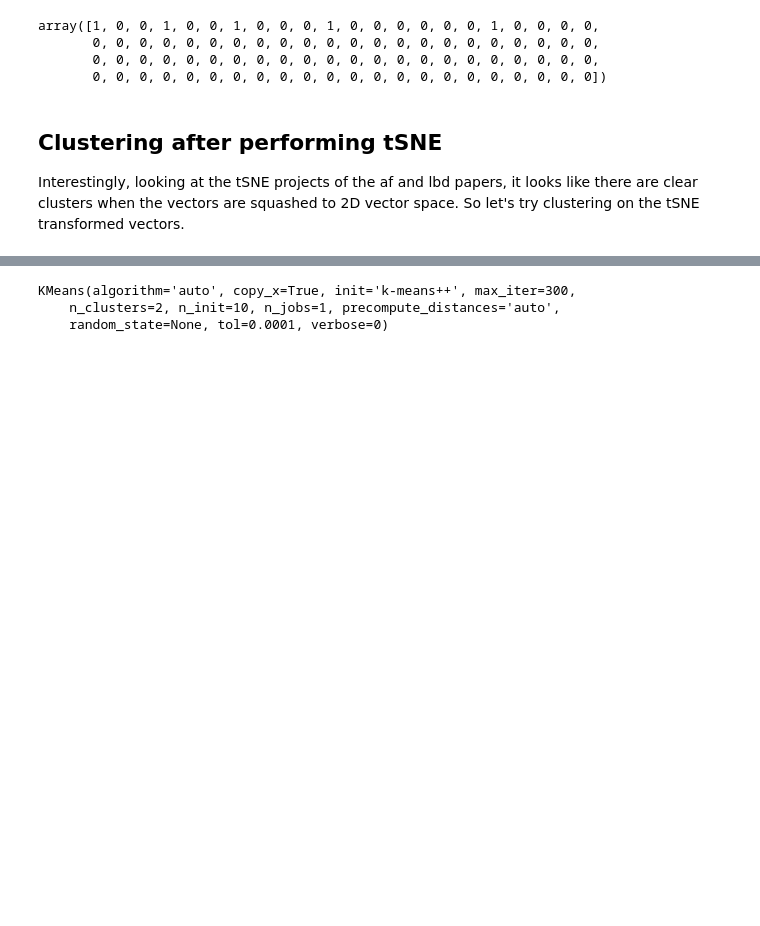
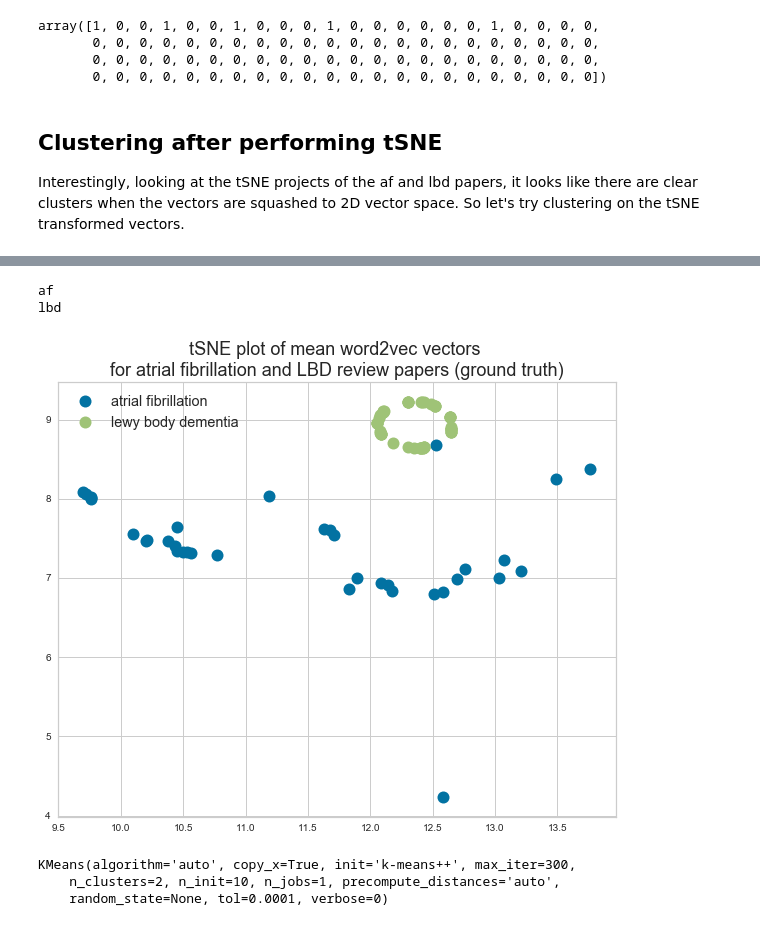
Before and after one commit to jl56923/Extractive-summarization-of-Pubmed, a Jupyter notebook: notebooks/4_Clustering.ipynb, the cells around one changed output, grey strips where cells are left out. Drawn from its saved outputs; the diff is of its cells as text; code cells hidden in the pictures; blank space fills up the shorter version.

```diff
--- a/notebooks/4_Clustering.ipynb
+++ b/notebooks/4_Clustering.ipynb
@@ -135,0 +142,4 @@ af_lbd_tsne = tsne.fit_transform(af_lbd_vectors_df)
+# %%
+af_lbd_tsne_clustering_labels['kmeans_labels'] = kmeans.labels_
+af_lbd_tsne_clustering_labels['dbscan_labels'] = db.labels_
+af_lbd_tsne_clustering_labels['ag_labels'] = ag_cluster.labels_
@@ -135,0 +148,4 @@ af_lbd_tsne = tsne.fit_transform(af_lbd_vectors_df)
+# %%
+af_lbd_tsne_clustering_labels = af_lbd_tsne_clustering_labels.rename(columns={0:'x', 1:'y'})
+
+af_lbd_tsne_clustering_labels.head()
@@ -136,3 +159,34 @@ af_lbd_tsne = tsne.fit_transform(af_lbd_vectors_df)
+# %%
+plt.rcParams['figure.figsize'] = [10.0, 8.0]
+plt.rcParams['font.size'] = 12
+plt.rcParams['legend.fontsize'] = 'large'
+plt.rcParams['axes.titlesize'] = 18
+plt.rcParams['figure.titlesize'] = 'medium'
+plt.rcParams['savefig.dpi'] = 100
+# %%
+groups = af_lbd_tsne_clustering_labels.groupby('disease')
+# %%
+# Plot
+fig, ax = plt.subplots()
+ax.margins(0.05) # Optional, just adds 5% padding to the autoscaling
+
+disease_dict = {'af':'atrial fibrillation', 'lbd':'lewy body dementia'}
+legend_dict = {0: 'atrial fibrillation', 1: 'lewy body dementia'}
+
+for name, group in groups:
+    print(name)
+    ax.plot(group.y, group.x, marker='o', linestyle='', ms=12, label=disease_dict[name])
+ax.legend()
+plt.title("tSNE plot of mean word2vec vectors \nfor atrial fibrillation and LBD review papers (ground truth)", )
+
+fig = plt.gcf()
+fig.savefig('figures/af_lbd_true_clusters.png')
+
+plt.show()
+# %% [output]
+af
+lbd
+[figure, added]
 # %%
 kmeans.fit(af_lbd_tsne)
 # %% [output]
```
Also changed, not shown: parts of 22 cells of this notebook, 14 other files.
